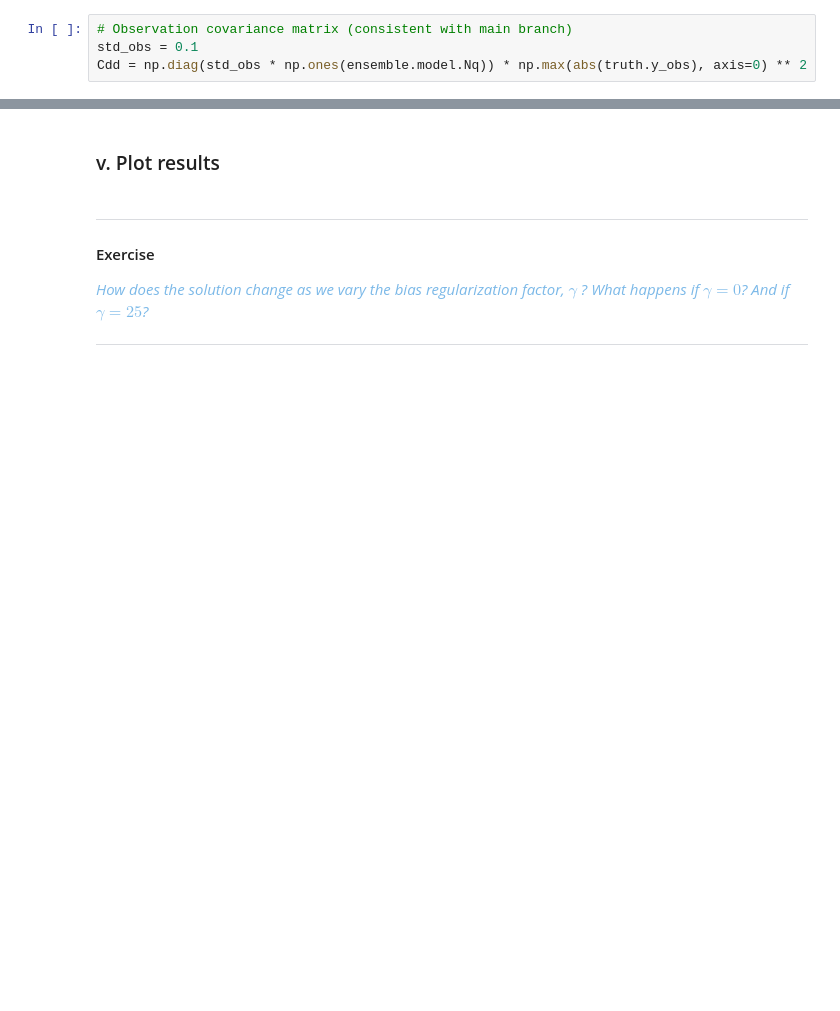
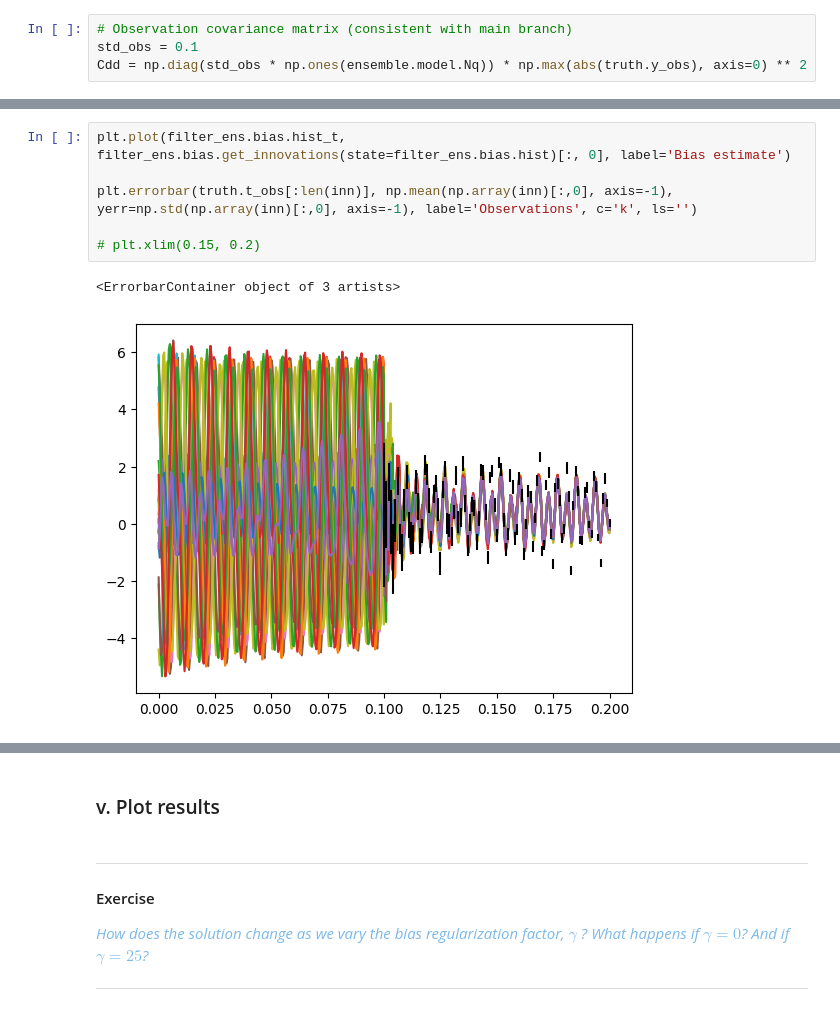
Before and after one commit to andreanovoa/real-time-bias-aware-DA, a Jupyter notebook: scripts/tutorials/1_Introtuction_to_real-time_DA/13_bias-aware-DA-intro.ipynb, the cells around one changed output, grey strips where cells are left out. Saved outputs shown, nothing was run; the diff lists cells and outputs as text; blank space fills up the shorter version.

```diff
--- a/scripts/tutorials/1_Introtuction_to_real-time_DA/13_bias-aware-DA-intro.ipynb
+++ b/scripts/tutorials/1_Introtuction_to_real-time_DA/13_bias-aware-DA-intro.ipynb
@@ -469,3 +596,12 @@ Initialized DA method EnSRKF for Bayesian update in bias model. M shape: (1, 101
+# %%
+plt.plot(filter_ens.bias.hist_t, filter_ens.bias.get_innovations(state=filter_ens.bias.hist)[:, 0], label='Bias estimate')
+
+plt.errorbar(truth.t_obs[:len(inn)], np.mean(np.array(inn)[:,0], axis=-1), yerr=np.std(np.array(inn)[:,0], axis=-1), label='Observations', c='k', ls='')
+
+# plt.xlim(0.15, 0.2)
+# %% [output]
+<ErrorbarContainer object of 3 artists>
+[figure, added]
 # %%
 filter_ens.visualize_history(truth=truth)
 # %% [output]
```
Also changed, not shown: parts of 15 cells of this notebook, 7 other files.
